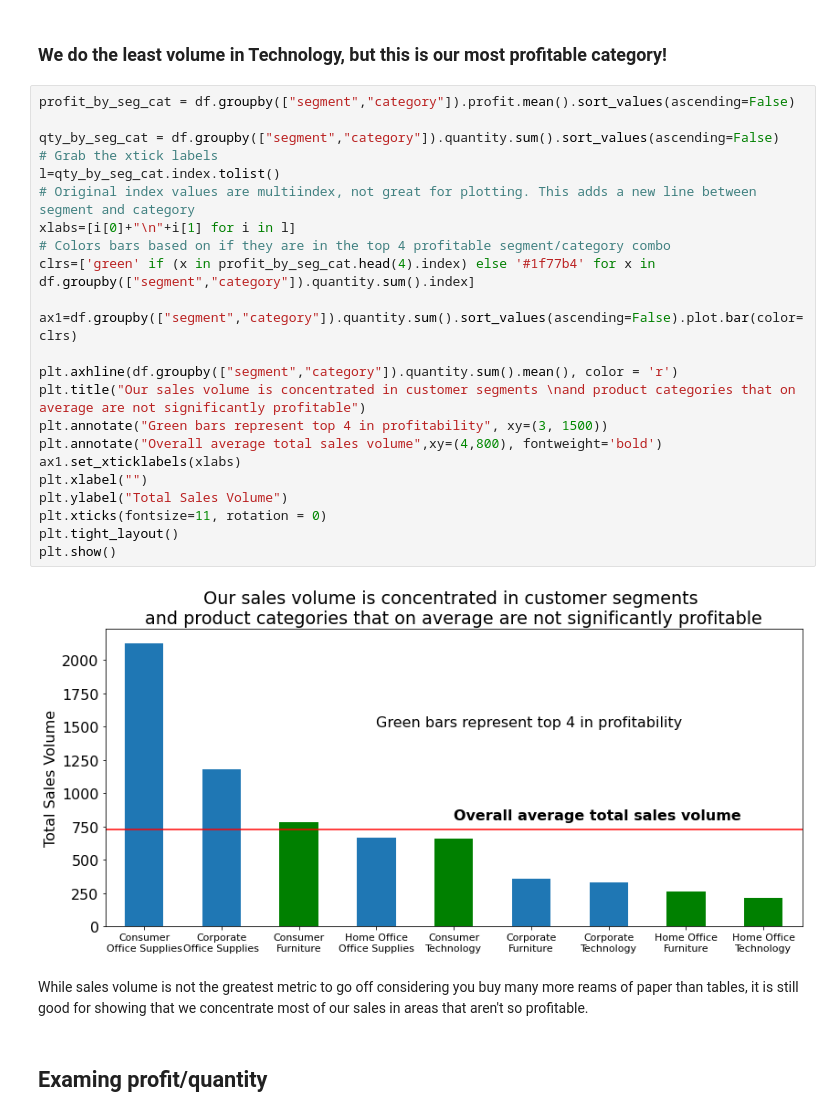
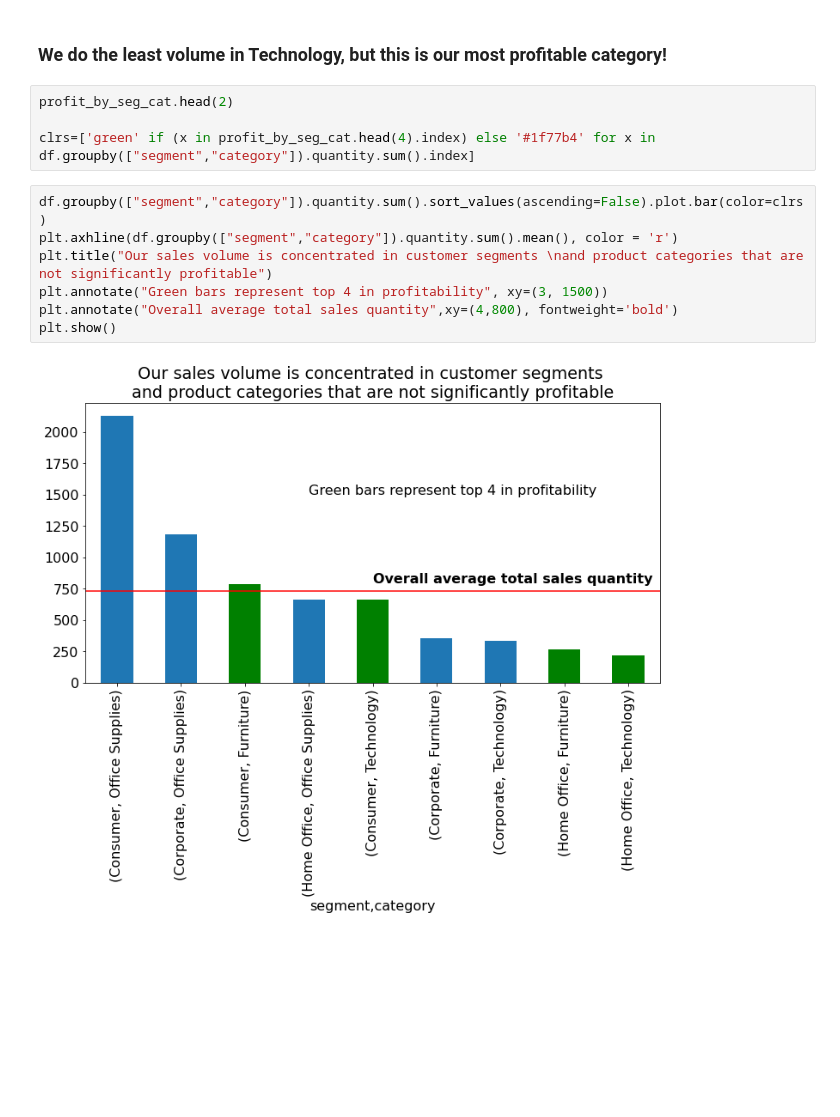
Before and after one commit to superstore-stephen-jesse/superstor-time-series-project, a Jupyter notebook: final_report.ipynb, the cells around one changed output. Drawn from its saved outputs; the diff is of its cells as text; blank space fills up the shorter version.

```diff
--- a/final_report.ipynb
+++ b/final_report.ipynb
@@ -246,31 +168,15 @@ plt.show()
 # %% [markdown]
 ### We do the least volume in Technology, but this is our most profitable category!
+# %%
+profit_by_seg_cat.head(2)
+
+clrs=['green' if (x in profit_by_seg_cat.head(4).index) else '#1f77b4' for x in df.groupby(["segment","category"]).quantity.sum().index]
 # %%
-profit_by_seg_cat = df.groupby(["segment","category"]).profit.mean().sort_values(ascending=False)
-
-qty_by_seg_cat = df.groupby(["segment","category"]).quantity.sum().sort_values(ascending=False)
-# Grab the xtick labels
-l=qty_by_seg_cat.index.tolist()
-# Original index values are multiindex, not great for plotting. This adds a new line between segment and category
-xlabs=[i[0]+"\n"+i[1] for i in l]
-# Colors bars based on if they are in the top 4 profitable segment/category combo
-clrs=['green' if (x in profit_by_seg_cat.head(4).index) else '#1f77b4' for x in df.groupby(["segment","category"]).quantity.sum().index]
-
-ax1=df.groupby(["segment","category"]).quantity.sum().sort_values(ascending=False).plot.bar(color=clrs)
-
+df.groupby(["segment","category"]).quantity.sum().sort_values(ascending=False).plot.bar(color=clrs)
 plt.axhline(df.groupby(["segment","category"]).quantity.sum().mean(), color = 'r')
-plt.title("Our sales volume is concentrated in customer segments \nand product categories that on average are not significantly profitable")
+plt.title("Our sales volume is concentrated in customer segments \nand product categories that are not significantly profitable")
 plt.annotate("Green bars represent top 4 in profitability", xy=(3, 1500))
-plt.annotate("Overall average total sales volume",xy=(4,800), fontweight='bold')
-ax1.set_xticklabels(xlabs)
-plt.xlabel("")
-plt.ylabel("Total Sales Volume")
-plt.xticks(fontsize=11, rotation = 0)
-plt.tight_layout()
+plt.annotate("Overall average total sales quantity",xy=(4,800), fontweight='bold')
 plt.show()
 # %% [output]
-[figure, old version]
+[figure, new version]
-# %% [markdown]
-While sales volume is not the greatest metric to go off considering you buy many more reams of paper than tables, it is still good for showing that we concentrate most of our sales in areas that aren't so profitable.
-# %% [markdown]
-## Examing profit/quantity
```
Also changed, not shown: parts of 19 cells of this notebook.
